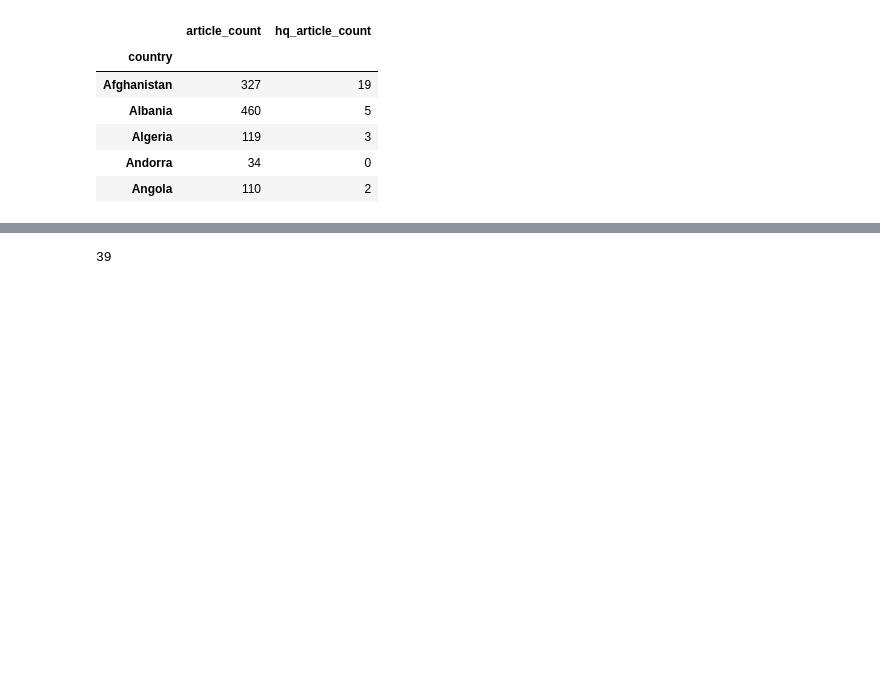
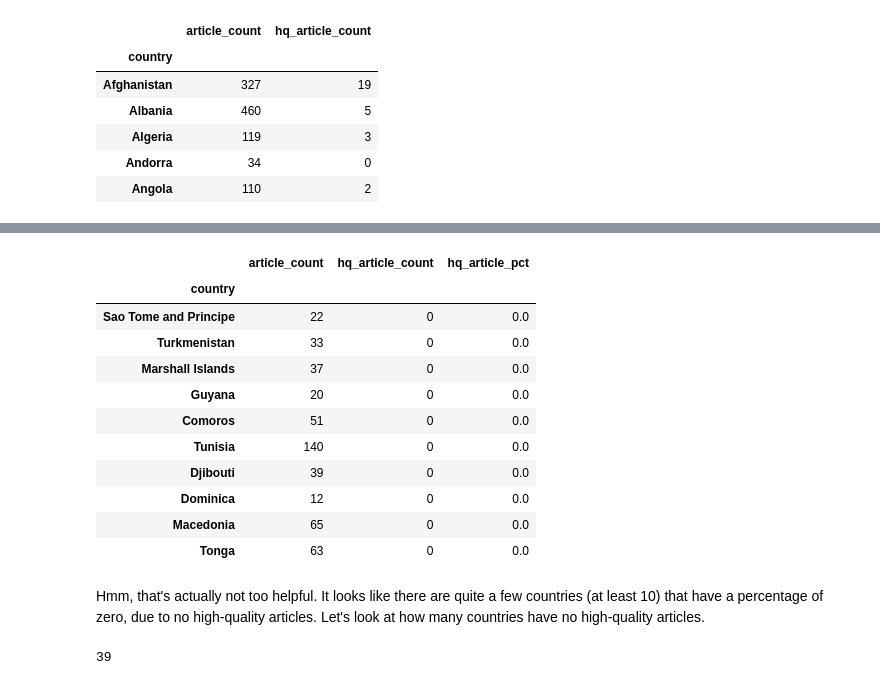
Before and after one commit to rexthompson/data-512-a2, a Jupyter notebook: hcds-a2-bias.ipynb, the cells around one changed output, grey strips where cells are left out. Cells and saved outputs as stored; diff of their text form; code cells hidden in the pictures; blank space fills up the shorter version.

```diff
--- a/hcds-a2-bias.ipynb
+++ b/hcds-a2-bias.ipynb
@@ -328,3 +442,3 @@ Now let's divide these to give proportion of articles per countty. We'll also so
 # %%
 hq_article_proportions['hq_article_pct'] = 100*hq_article_proportions['hq_article_count']/hq_article_proportions['article_count']
-hq_article_proportions.sort_values(by='hq_article_pct', ascending=False, inplace=True)
+hq_article_proportions.head()
@@ -373,3 +480,20 @@ Here we see that this is just a list of several that have no high-quality articl
+# %%
+hq_article_proportions.sort_values(by='hq_article_pct').head(10)
+# %% [output]
+|  | article_count | hq_article_count | hq_article_pct |
+| country |  |  |  |
+| Sao Tome and Principe | 22 | 0 | 0.0 |
+| Turkmenistan | 33 | 0 | 0.0 |
+| Marshall Islands | 37 | 0 | 0.0 |
+| Guyana | 20 | 0 | 0.0 |
+| Comoros | 51 | 0 | 0.0 |
+| Tunisia | 140 | 0 | 0.0 |
+| Djibouti | 39 | 0 | 0.0 |
+| Dominica | 12 | 0 | 0.0 |
+| Macedonia | 65 | 0 | 0.0 |
+| Tonga | 63 | 0 | 0.0 |
+# %% [markdown]
+Hmm, that's actually not too helpful. It looks like there are quite a few countries (at least 10) that have a percentage of zero, due to no high-quality articles. Let's look at how many countries have no high-quality articles.
 # %%
 len(hq_article_proportions[hq_article_proportions['hq_article_count']==0])
 # %% [output]
```
Also changed, not shown: parts of 91 cells of this notebook, 1 other file.
